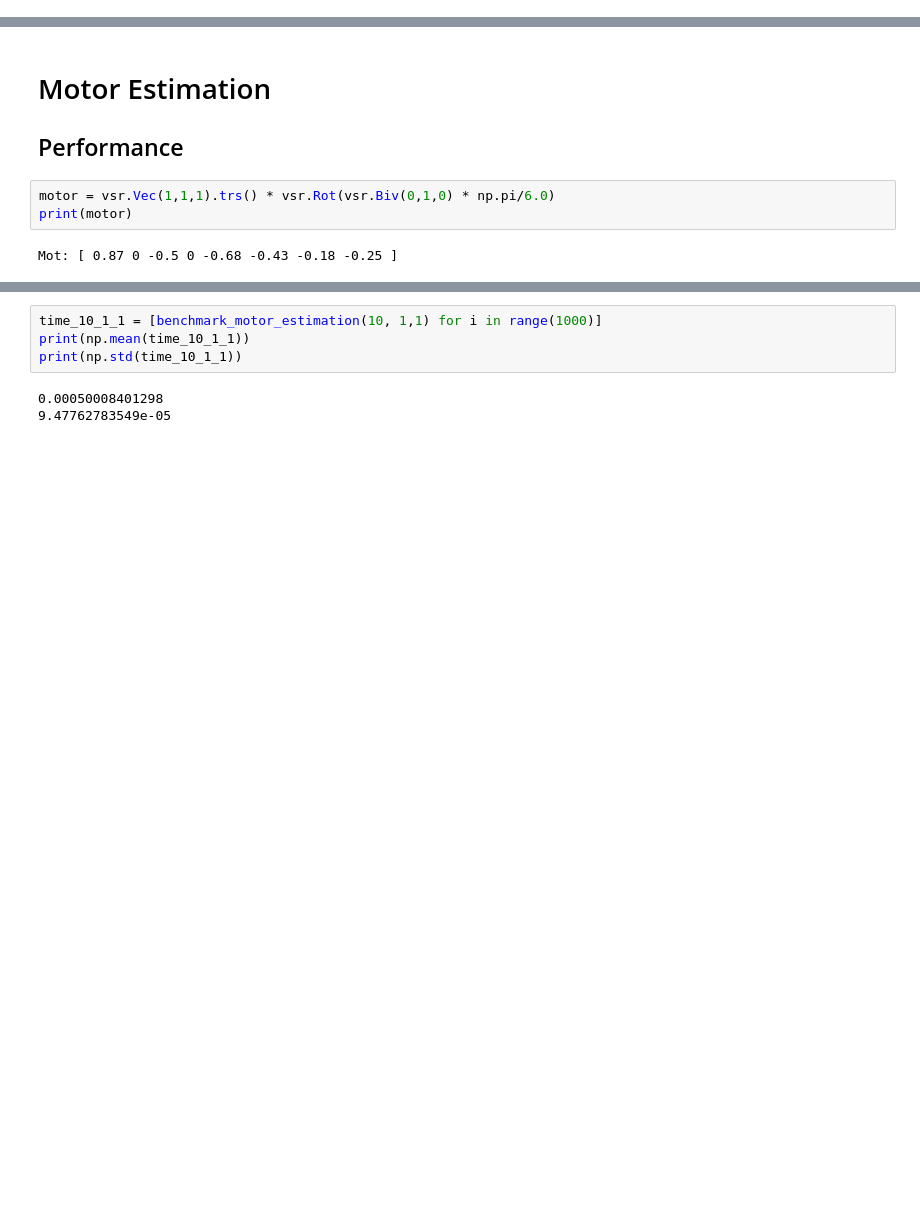
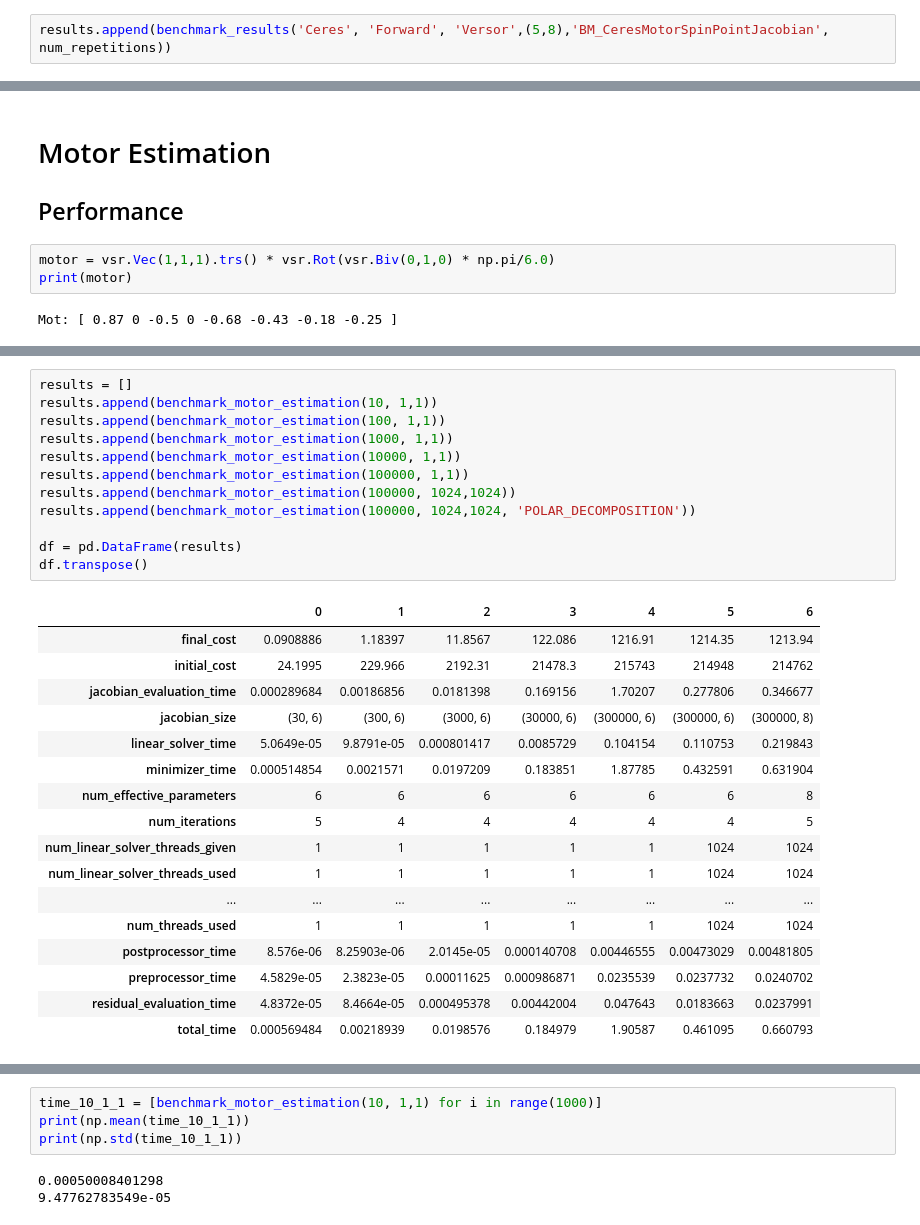
Before and after one commit to tingelst/game, a Jupyter notebook: python/1-Automatic-Multivector-Differentiation-and-Optimization.ipynb, the cells around one changed output, grey strips where cells are left out. Drawn from its saved outputs; the diff is of its cells as text; blank space fills up the shorter version.

```diff
--- a/python/1-Automatic-Multivector-Differentiation-and-Optimization.ipynb
+++ b/python/1-Automatic-Multivector-Differentiation-and-Optimization.ipynb
@@ -104,0 +93,2 @@ print(benchmarks['benchmarks'][0]['real_time'])
+# %%
+results.append(benchmark_results('Ceres', 'Forward', 'Versor',(5,8),'BM_CeresMotorSpinPointJacobian', num_repetitions))
@@ -112,0 +159,30 @@ Mot: [ 0.87 0 -0.5 0 -0.68 -0.43 -0.18 -0.25 ]
+# %%
+results = []
+results.append(benchmark_motor_estimation(10, 1,1))
+results.append(benchmark_motor_estimation(100, 1,1))
+results.append(benchmark_motor_estimation(1000, 1,1))
+results.append(benchmark_motor_estimation(10000, 1,1))
+results.append(benchmark_motor_estimation(100000, 1,1))
+results.append(benchmark_motor_estimation(100000, 1024,1024))
+results.append(benchmark_motor_estimation(100000, 1024,1024, 'POLAR_DECOMPOSITION'))
+
+df = pd.DataFrame(results)
+df.transpose()
+# %% [output]
+|  | 0 | 1 | 2 | 3 | 4 | 5 | 6 |
+| final_cost | 0.0908886 | 1.18397 | 11.8567 | 122.086 | 1216.91 | 1214.35 | 1213.94 |
+| initial_cost | 24.1995 | 229.966 | 2192.31 | 21478.3 | 215743 | 214948 | 214762 |
+| jacobian_evaluation_time | 0.000289684 | 0.00186856 | 0.0181398 | 0.169156 | 1.70207 | 0.277806 | 0.346677 |
+| jacobian_size | (30, 6) | (300, 6) | (3000, 6) | (30000, 6) | (300000, 6) | (300000, 6) | (300000, 8) |
+| linear_solver_time | 5.0649e-05 | 9.8791e-05 | 0.000801417 | 0.0085729 | 0.104154 | 0.110753 | 0.219843 |
+| minimizer_time | 0.000514854 | 0.0021571 | 0.0197209 | 0.183851 | 1.87785 | 0.432591 | 0.631904 |
+| num_effective_parameters | 6 | 6 | 6 | 6 | 6 | 6 | 8 |
+| num_iterations | 5 | 4 | 4 | 4 | 4 | 4 | 5 |
+| num_linear_solver_threads_given | 1 | 1 | 1 | 1 | 1 | 1024 | 1024 |
+| num_linear_solver_threads_used | 1 | 1 | 1 | 1 | 1 | 1024 | 1024 |
+| ... | ... | ... | ... | ... | ... | ... | ... |
+| num_threads_used | 1 | 1 | 1 | 1 | 1 | 1024 | 1024 |
+| postprocessor_time | 8.576e-06 | 8.25903e-06 | 2.0145e-05 | 0.000140708 | 0.00446555 | 0.00473029 | 0.00481805 |
+| preprocessor_time | 4.5829e-05 | 2.3823e-05 | 0.00011625 | 0.000986871 | 0.0235539 | 0.0237732 | 0.0240702 |
+| residual_evaluation_time | 4.8372e-05 | 8.4664e-05 | 0.000495378 | 0.00442004 | 0.047643 | 0.0183663 | 0.0237991 |
+| total_time | 0.000569484 | 0.00218939 | 0.0198576 | 0.184979 | 1.90587 | 0.461095 | 0.660793 |
```
Also changed, not shown: parts of 37 cells of this notebook, 4 other files.
